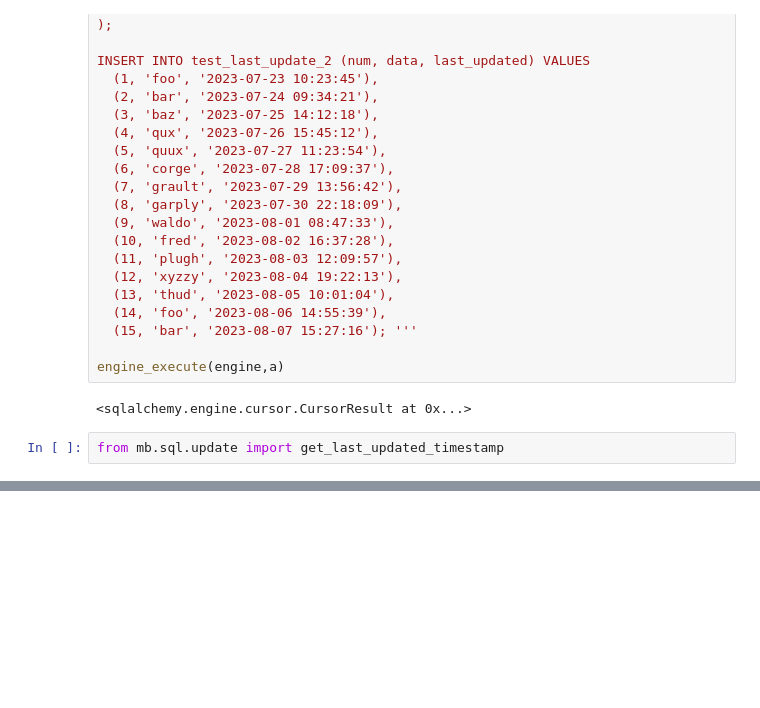
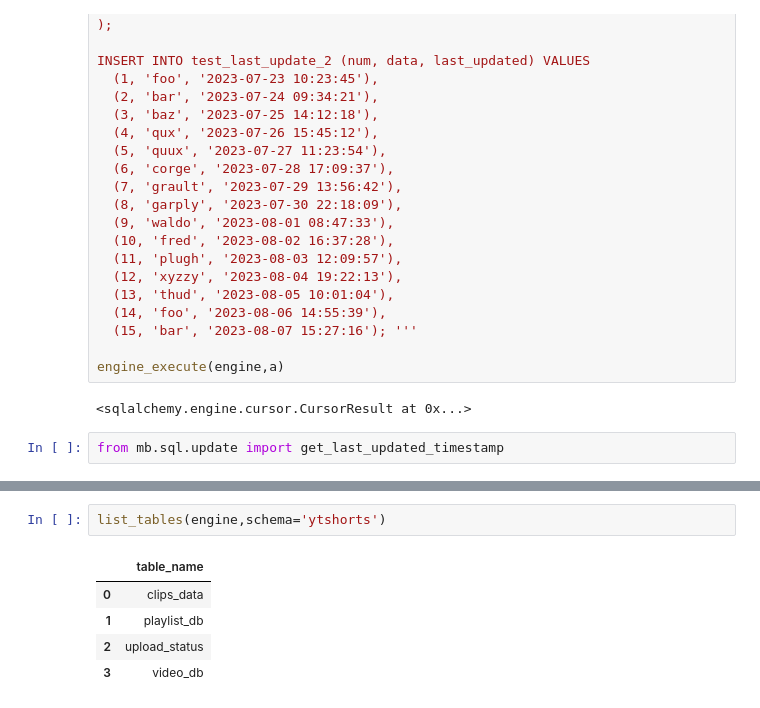
Before and after one commit to bigmb/mb_sql, a Jupyter notebook: example.ipynb, the cells around one changed output, grey strips where cells are left out. Cells and saved outputs as stored; diff of their text form; blank space fills up the shorter version.

```diff
--- a/example.ipynb
+++ b/example.ipynb
@@ -213,0 +217,8 @@ k = get_last_updated_timestamp(engine,table_name='test_last_update',schema='publ
+# %%
+list_tables(engine,schema='ytshorts')
+# %% [output]
+|  | table_name |
+| 0 | clips_data |
+| 1 | playlist_db |
+| 2 | upload_status |
+| 3 | video_db |
```
Also changed, not shown: parts of 3 cells of this notebook, 2 other files.
